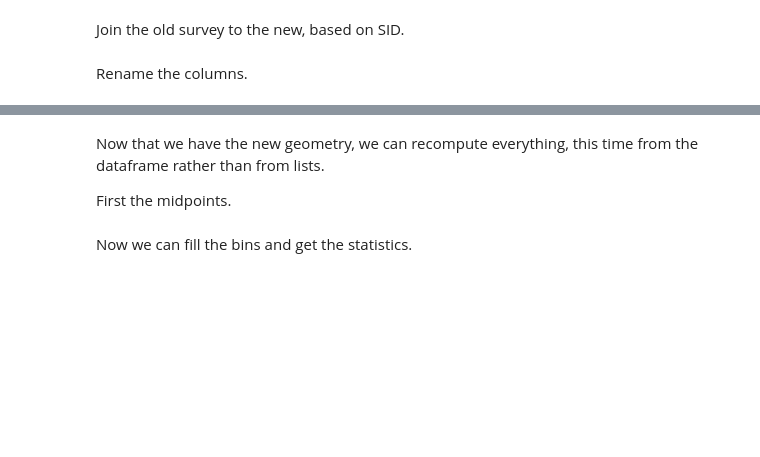
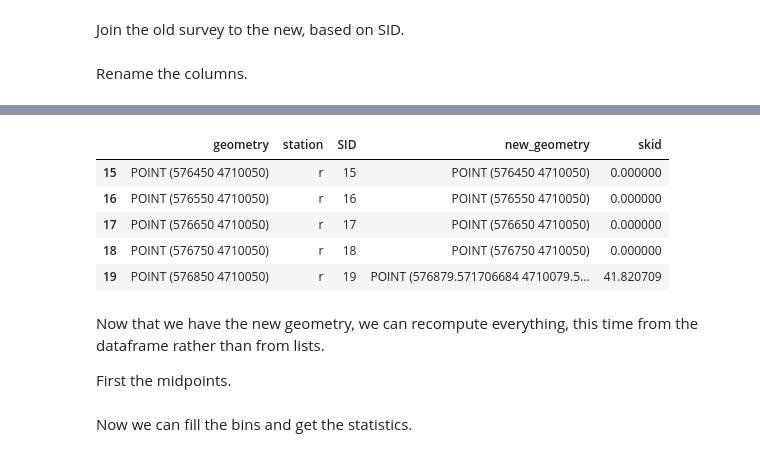
Before and after one commit to agilescientific/notebooks, a Jupyter notebook: Programming_a_seismic_program.ipynb, the cells around one changed output, grey strips where cells are left out. Cells and saved outputs as stored; diff of their text form; code cells hidden in the pictures; blank space fills up the shorter version.

```diff
--- a/Programming_a_seismic_program.ipynb
+++ b/Programming_a_seismic_program.ipynb
@@ -258,3 +271,12 @@ complete[:5]
+# %%
+complete[15:20]
+# %% [output]
+|  | geometry | station | SID | new_geometry | skid |
+| 15 | POINT (576450 4710050) | r | 15 | POINT (576450 4710050) | 0.000000 |
+| 16 | POINT (576550 4710050) | r | 16 | POINT (576550 4710050) | 0.000000 |
+| 17 | POINT (576650 4710050) | r | 17 | POINT (576650 4710050) | 0.000000 |
+| 18 | POINT (576750 4710050) | r | 18 | POINT (576750 4710050) | 0.000000 |
+| 19 | POINT (576850 4710050) | r | 19 | POINT (576879.571706684 4710079.5... | 41.820709 |
 # %% [markdown]
 Now that we have the new geometry, we can recompute everything, this time from the dataframe rather than from lists.
 
```
Also changed, not shown: parts of 9 cells of this notebook, 8 other files.
